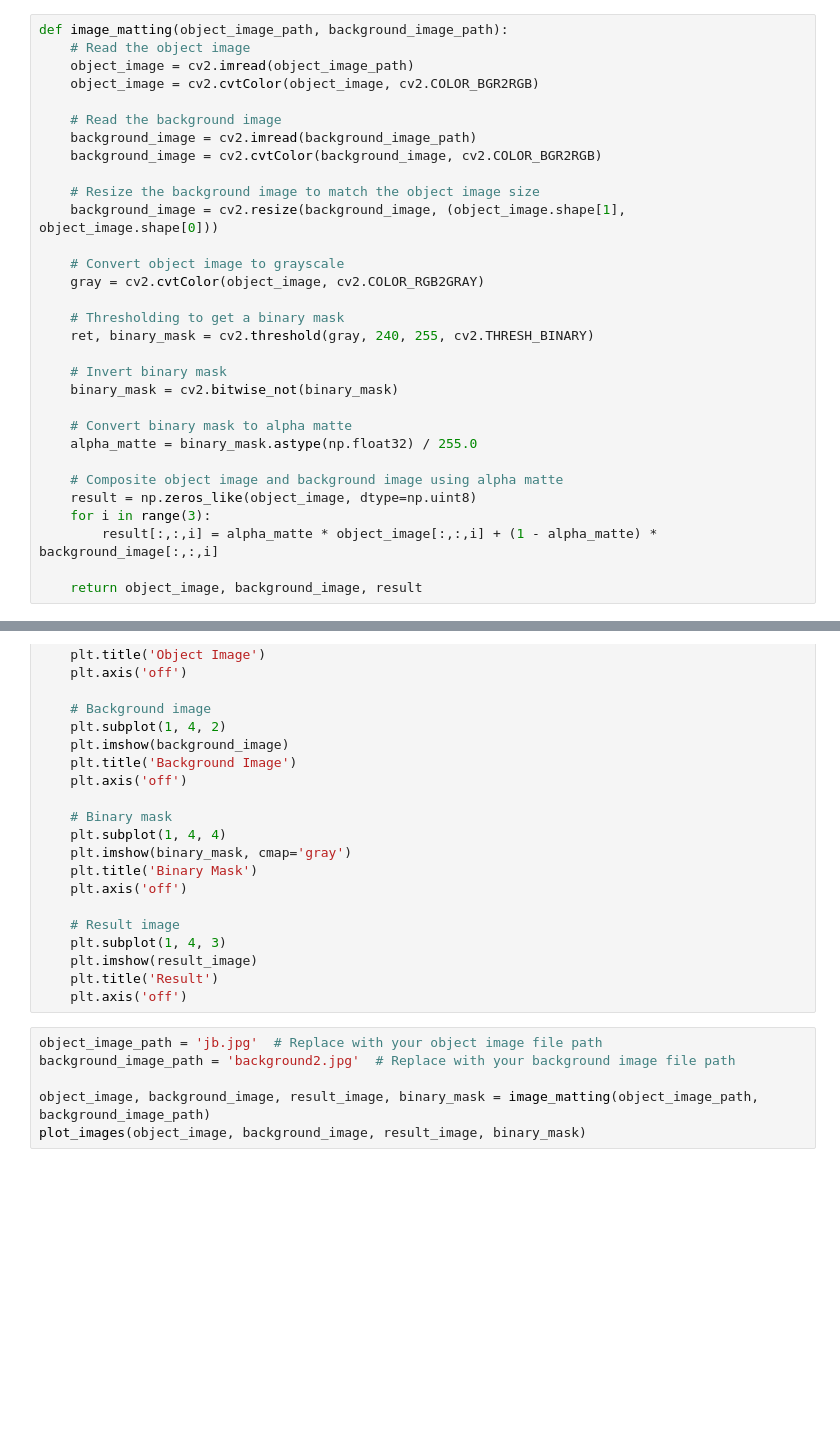
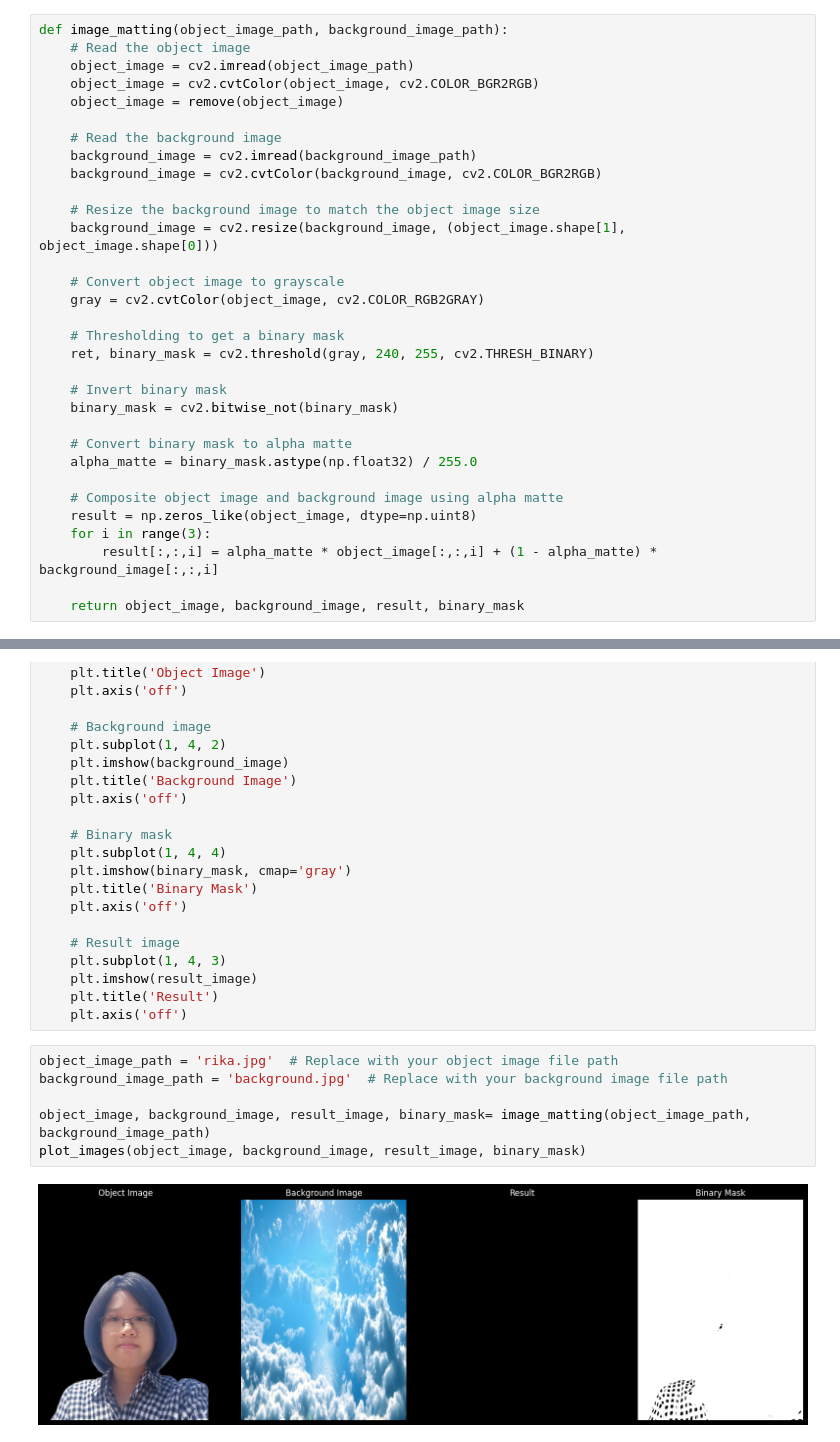
Before and after one commit to alfredwisana/computer-vision, a Jupyter notebook: Alfred/Week 12 (Image Matting)/compositing.ipynb, the cells around one changed output, grey strips where cells are left out. Saved outputs shown, nothing was run; the diff lists cells and outputs as text; blank space fills up the shorter version.

```diff
--- a/Alfred/Week 12 (Image Matting)/compositing.ipynb
+++ b/Alfred/Week 12 (Image Matting)/compositing.ipynb
@@ -7,6 +8,7 @@ def image_matting(object_image_path, background_image_path):
     # Read the object image
     object_image = cv2.imread(object_image_path)
     object_image = cv2.cvtColor(object_image, cv2.COLOR_BGR2RGB)
+    object_image = remove(object_image)
 
     # Read the background image
     background_image = cv2.imread(background_image_path)
@@ -32,7 +34,7 @@ def image_matting(object_image_path, background_image_path):
     for i in range(3):
         result[:,:,i] = alpha_matte * object_image[:,:,i] + (1 - alpha_matte) * background_image[:,:,i]
 
-    return object_image, background_image, result
+    return object_image, background_image, result, binary_mask
 # %%
 def image_matting(object_image_path, background_image_path):
     # Read the object image
@@ -98,8 +100,10 @@ def plot_images(object_image, background_image, result_image, binary_mask):
     plt.title('Result')
     plt.axis('off')
 # %%
-object_image_path = 'jb.jpg'  # Replace with your object image file path
-background_image_path = 'background2.jpg'  # Replace with your background image file path
+object_image_path = 'rika.jpg'  # Replace with your object image file path
+background_image_path = 'background.jpg'  # Replace with your background image file path
 
-object_image, background_image, result_image, binary_mask = image_matting(object_image_path, background_image_path)
+object_image, background_image, result_image, binary_mask= image_matting(object_image_path, background_image_path)
 plot_images(object_image, background_image, result_image, binary_mask)
+# %% [output]
+[figure, added]
```
Also changed, not shown: parts of 1 cell of this notebook, 2 other files.
